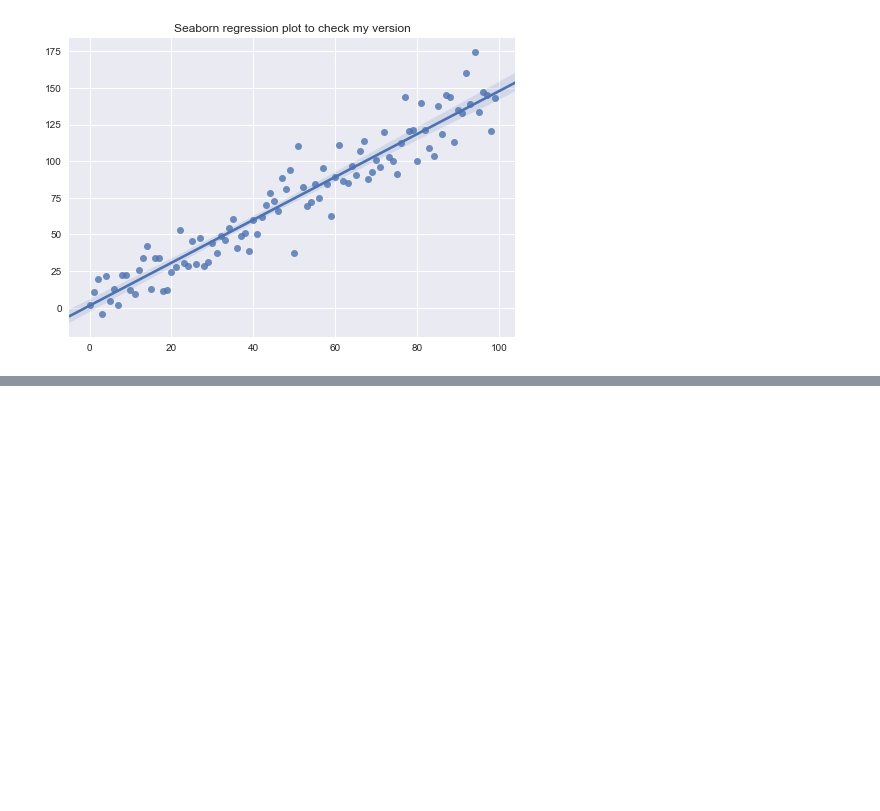
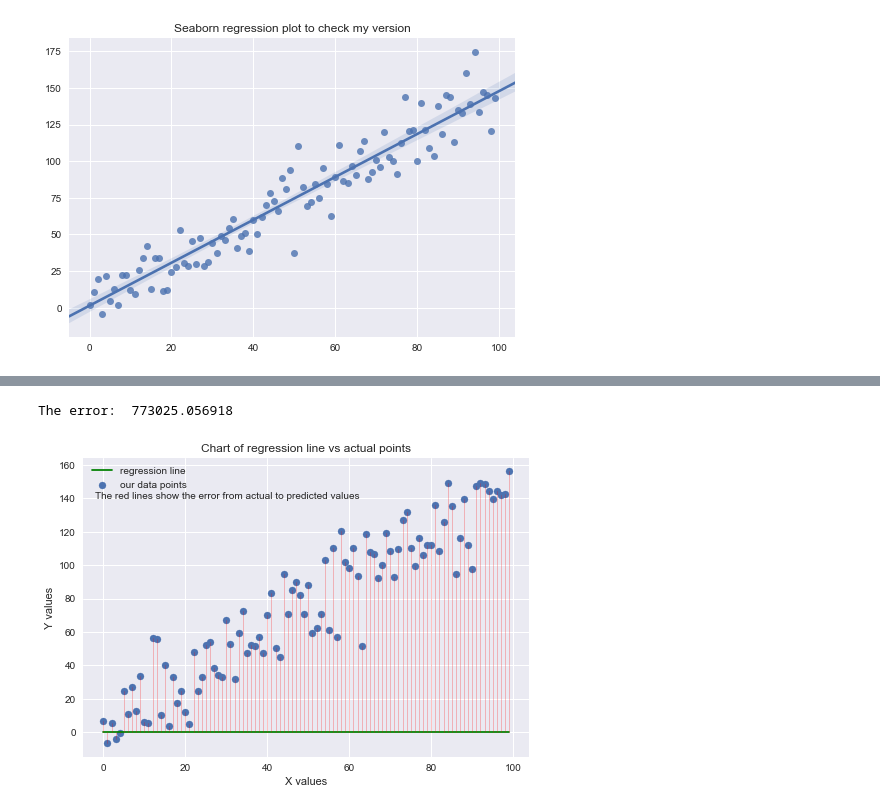
Before and after one commit to fergusio/cs109-2015, a Jupyter notebook: regression_with_gradient_descent.ipynb, the cells around one changed output, grey strips where cells are left out. Drawn from its saved outputs; the diff is of its cells as text; code cells hidden in the pictures; blank space fills up the shorter version.

Commit message:
added simple gradient descent to regression notebook. Needs more work, isn't finding optimal solution

```diff
--- a/regression_with_gradient_descent.ipynb
+++ b/regression_with_gradient_descent.ipynb
@@ -122,0 +123,6 @@ for epoch in epochs:
+# %%
+print("The error: ", regression_error(0, 0, x_points, y_points))
+plot(x_points, y_points, predict(x_points, m=0, b=0))
+# %% [output]
+The error:  773025.056918
+[figure, added]
```
Also changed, not shown: parts of 9 cells of this notebook.
